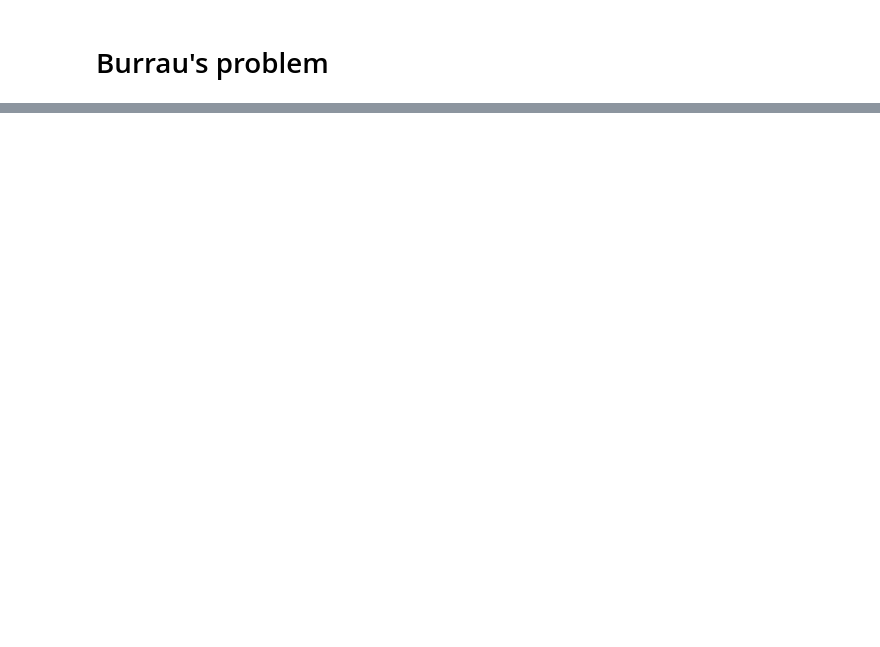
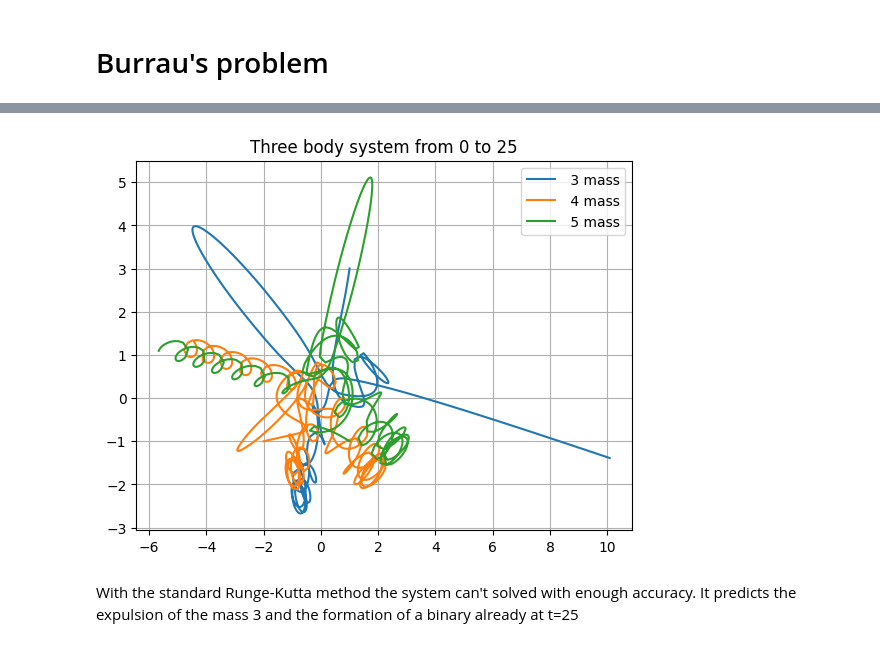
Before and after one commit to Giacomo-Menegatti/Celestial-Mechanics, a Jupyter notebook: Homework2/Homework2.ipynb, the cells around one changed output, grey strips where cells are left out. Saved outputs shown, nothing was run; the diff lists cells and outputs as text; code cells hidden in the pictures; blank space fills up the shorter version.

```diff
--- a/Homework2/Homework2.ipynb
+++ b/Homework2/Homework2.ipynb
@@ -210,30 +246,25 @@ def h(h0, y, N=1):
+# %%
+def plot_orbits(f, t0, tf, N=1000):
+  T = np.linspace(t0, tf, 1000)
+  y = f(T)
+  x1, y1, x2, y2, x3, y3 = y[0], y[1], y[2], y[3], y[4], y[5]
+  plt.title(f'Three body system from t={t0} to t={tf}')
+  plt.grid()
+  plt.plot(x1, y1, label = ' 3 mass')
+  plt.plot(x2, y2, label = ' 4 mass')
+  plt.plot(x3, y3, label = ' 5 mass')
+  plt.legend()
 # %%
 G = 1
 M = [3,4,5]
 #initial positions
 y0 = np.array([1,3,-2,-1,1,-1, 0,0,0,0,0,0])
 t0, tf = 0, 70
 
 #With dense output I obtain an interpolating function
-Y = solve_ivp(three_body_ODE, y0=y0, args=(G,M), t_span=(t0, tf), dense_output=True, rtol=1e-12,  atol=1e-12)
-
-
-def plot_orbits(f, ax, t0, tf, N=1000):
-  T = np.linspace(t0, tf, 1000)
-  y = f(T)
-  x1, y1, x2, y2, x3, y3 = y[0], y[1], y[2], y[3], y[4], y[5]
-  ax.grid()
-  ax.plot(x1, y1, label = ' 3 mass')
-  ax.plot(x2, y2, label = ' 4 mass')
-  ax.plot(x3, y3, label = ' 5 mass')
-  ax.legend(loc = 'best')
-
-fig, axs = plt.subplots(7,1, figsize=(20,70))
-
-plot_orbits(Y.sol, axs[0], 0,10)
-plot_orbits(Y.sol, axs[1], 10,20)
-plot_orbits(Y.sol, axs[2], 20,30)
-plot_orbits(Y.sol, axs[3], 30,40)
-plot_orbits(Y.sol, axs[4], 40,50)
-plot_orbits(Y.sol, axs[5], 50,60)
-plot_orbits(Y.sol, axs[6], 60,70)
+Y = solve_ivp(three_body_ODE, y0=y0, args=(G,M), t_span=(t0, tf), dense_output=True, rtol=1e-15,  atol=1e-15)
+plot_orbits(Y.sol, t0=0, tf=25, N=1000)
+# %% [output]
+[figure, added]
+# %% [markdown]
+With the standard Runge-Kutta method the system can't solved with enough accuracy. It predicts the expulsion of the mass 3 and the formation of a binary already at t=25
```
Also changed, not shown: parts of 11 cells of this notebook.
